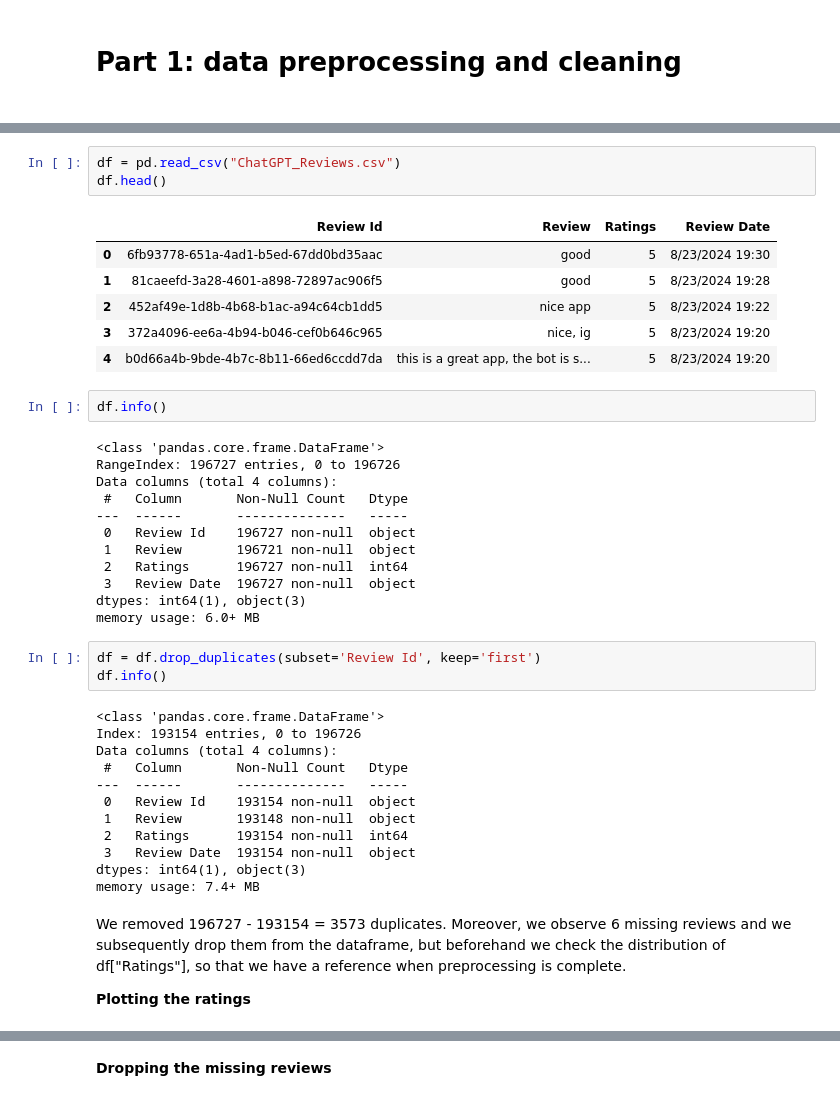
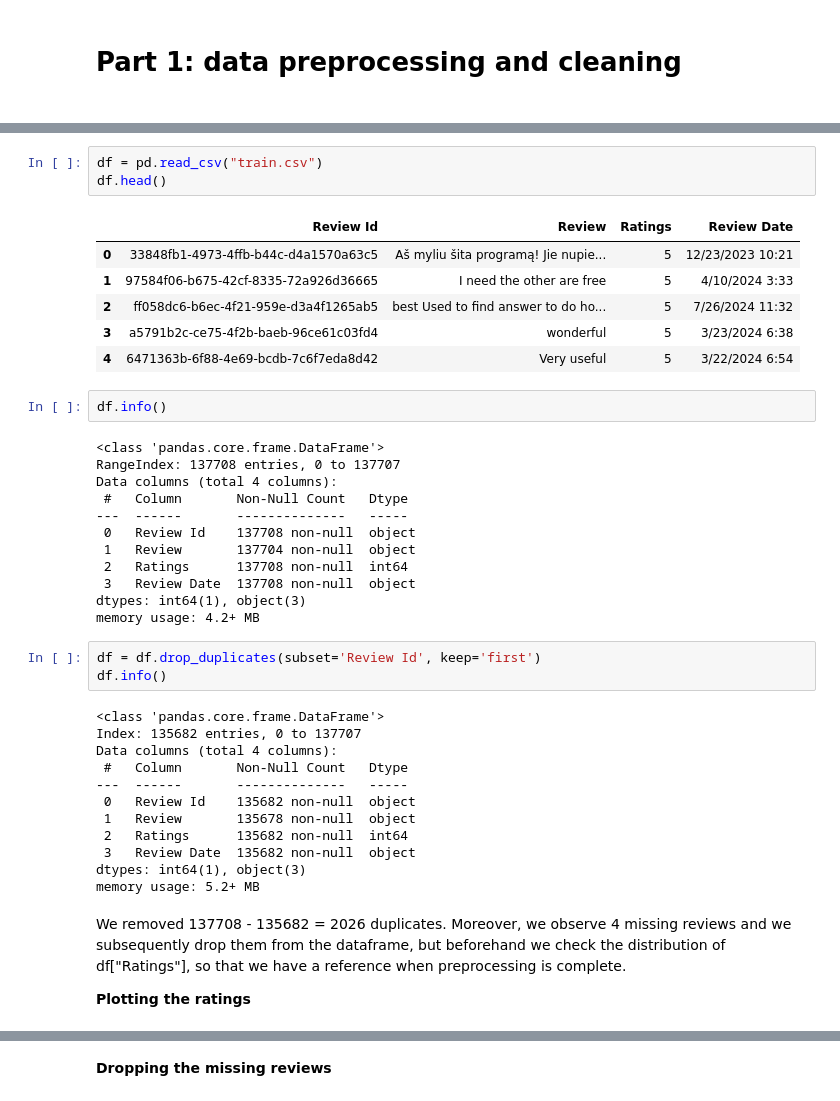
Before and after one commit to Micaet/Feedback-Flair, a Jupyter notebook: budowa_krok_1_6_preprocessing.ipynb, the cells around one changed output, grey strips where cells are left out. Saved outputs shown, nothing was run; the diff lists cells and outputs as text.

```diff
--- a/budowa_krok_1_6_preprocessing.ipynb
+++ b/budowa_krok_1_6_preprocessing.ipynb
@@ -24,44 +38,44 @@ source: https://www.kaggle.com/datasets/anandshaw2001/chatgpt-users-reviews
 # %%
-df = pd.read_csv("ChatGPT_Reviews.csv")
+df = pd.read_csv("train.csv")
 df.head()
 # %% [output]
 |  | Review Id | Review | Ratings | Review Date |
-| 0 | 6fb93778-651a-4ad1-b5ed-67dd0bd35aac | good | 5 | 8/23/2024 19:30 |
-| 1 | 81caeefd-3a28-4601-a898-72897ac906f5 | good | 5 | 8/23/2024 19:28 |
-| 2 | 452af49e-1d8b-4b68-b1ac-a94c64cb1dd5 | nice app | 5 | 8/23/2024 19:22 |
-| 3 | 372a4096-ee6a-4b94-b046-cef0b646c965 | nice, ig | 5 | 8/23/2024 19:20 |
-| 4 | b0d66a4b-9bde-4b7c-8b11-66ed6ccdd7da | this is a great app, the bot is s... | 5 | 8/23/2024 19:20 |
+| 0 | 33848fb1-4973-4ffb-b44c-d4a1570a63c5 | Aš myliu šita programą! Jie nupie... | 5 | 12/23/2023 10:21 |
+| 1 | 97584f06-b675-42cf-8335-72a926d36665 | I need the other are free | 5 | 4/10/2024 3:33 |
+| 2 | ff058dc6-b6ec-4f21-959e-d3a4f1265ab5 | best Used to find answer to do ho... | 5 | 7/26/2024 11:32 |
+| 3 | a5791b2c-ce75-4f2b-baeb-96ce61c03fd4 | wonderful | 5 | 3/23/2024 6:38 |
+| 4 | 6471363b-6f88-4e69-bcdb-7c6f7eda8d42 | Very useful | 5 | 3/22/2024 6:54 |
 # %%
 df.info()
 # %% [output]
 <class 'pandas.core.frame.DataFrame'>
-RangeIndex: 196727 entries, 0 to 196726
+RangeIndex: 137708 entries, 0 to 137707
 Data columns (total 4 columns):
  #   Column       Non-Null Count   Dtype
 ---  ------       --------------   -----
- 0   Review Id    196727 non-null  object
- 1   Review       196721 non-null  object
- 2   Ratings      196727 non-null  int64
- 3   Review Date  196727 non-null  object
+ 0   Review Id    137708 non-null  object
+ 1   Review       137704 non-null  object
+ 2   Ratings      137708 non-null  int64
+ 3   Review Date  137708 non-null  object
 dtypes: int64(1), object(3)
-memory usage: 6.0+ MB
+memory usage: 4.2+ MB
 # %%
 df = df.drop_duplicates(subset='Review Id', keep='first')
 df.info()
 # %% [output]
 <class 'pandas.core.frame.DataFrame'>
-Index: 193154 entries, 0 to 196726
+Index: 135682 entries, 0 to 137707
 Data columns (total 4 columns):
  #   Column       Non-Null Count   Dtype
 ---  ------       --------------   -----
- 0   Review Id    193154 non-null  object
- 1   Review       193148 non-null  object
- 2   Ratings      193154 non-null  int64
- 3   Review Date  193154 non-null  object
+ 0   Review Id    135682 non-null  object
+ 1   Review       135678 non-null  object
+ 2   Ratings      135682 non-null  int64
+ 3   Review Date  135682 non-null  object
 dtypes: int64(1), object(3)
-memory usage: 7.4+ MB
+memory usage: 5.2+ MB
 # %% [markdown]
-We removed 196727 - 193154 = 3573 duplicates. Moreover, we observe 6 missing reviews and we subsequently drop them from the dataframe, but beforehand we check the distribution of df["Ratings"],
+We removed 137708 - 135682 = 2026 duplicates. Moreover, we observe 4 missing reviews and we subsequently drop them from the dataframe, but beforehand we check the distribution of df["Ratings"],
 so that we have a reference when preprocessing is complete.
 
 **Plotting the ratings**
```
Also changed, not shown: parts of 9 cells of this notebook, 8 other files.
